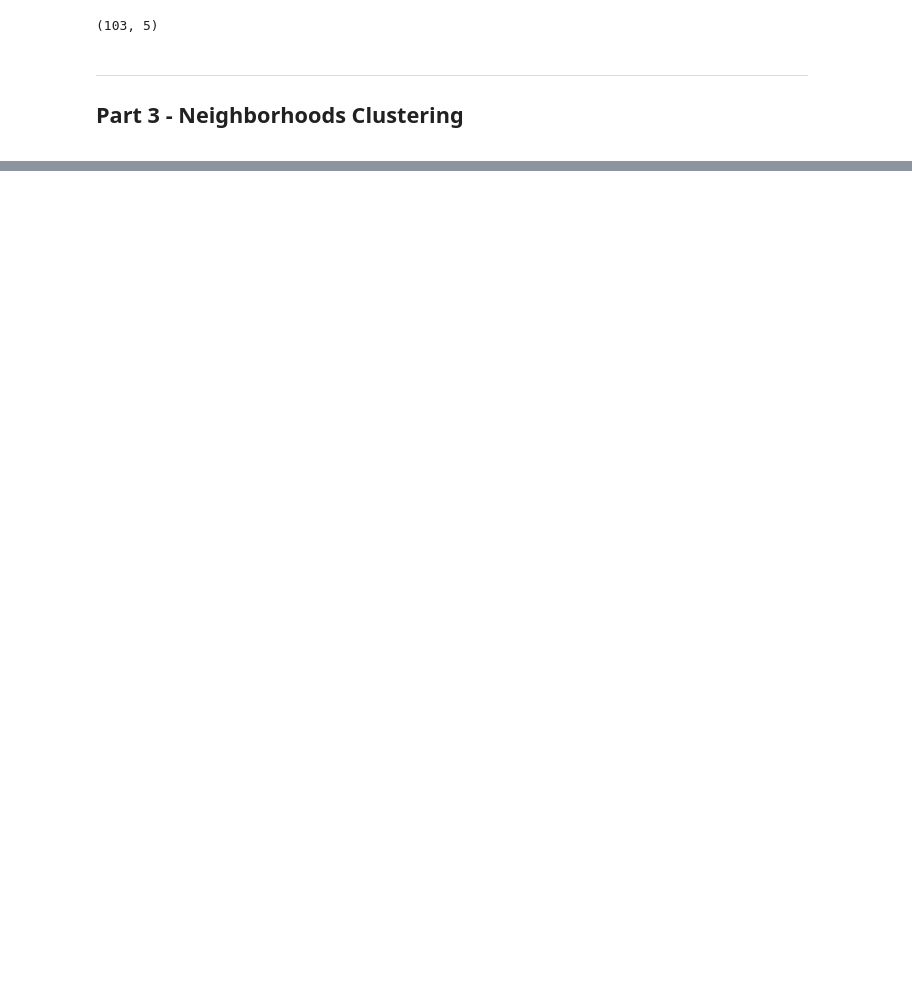
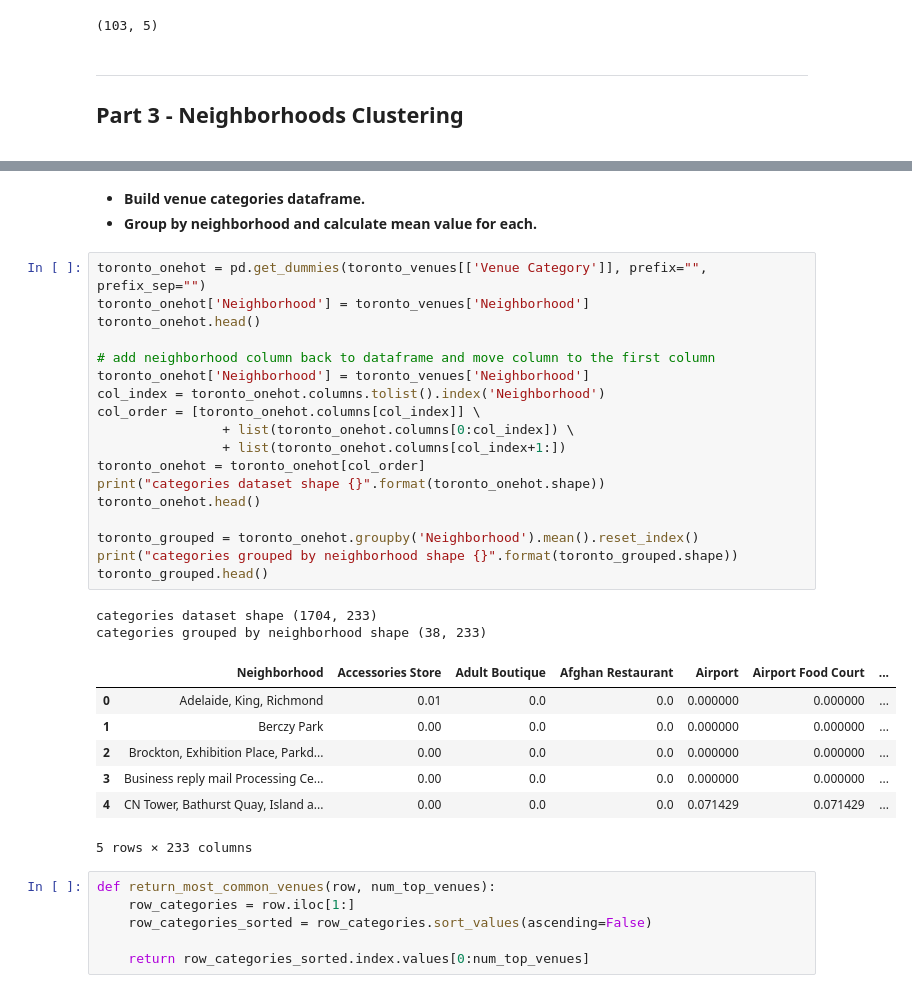
Before and after one commit to nishanth-pvn/IBM-Data-Science-Professional-Certificate, a Jupyter notebook: Week-3-Segmenting_Neighborhoods_in_Toronto-Part_3.ipynb, the cells around one changed output, grey strips where cells are left out. Saved outputs shown, nothing was run; the diff lists cells and outputs as text; blank space fills up the shorter version.

```diff
--- a/Week-3-Segmenting_Neighborhoods_in_Toronto-Part_3.ipynb
+++ b/Week-3-Segmenting_Neighborhoods_in_Toronto-Part_3.ipynb
@@ -141,0 +315,38 @@ ___
+# %% [markdown]
+
+- **Build venue categories dataframe.**
+- **Group by neighborhood and calculate mean value for each.**
+# %%
+toronto_onehot = pd.get_dummies(toronto_venues[['Venue Category']], prefix="", prefix_sep="")
+toronto_onehot['Neighborhood'] = toronto_venues['Neighborhood']
+toronto_onehot.head()
+
+# add neighborhood column back to dataframe and move column to the first column
+toronto_onehot['Neighborhood'] = toronto_venues['Neighborhood']
+col_index = toronto_onehot.columns.tolist().index('Neighborhood')
+col_order = [toronto_onehot.columns[col_index]] \
+                + list(toronto_onehot.columns[0:col_index]) \
+                + list(toronto_onehot.columns[col_index+1:])
+toronto_onehot = toronto_onehot[col_order]
+print("categories dataset shape {}".format(toronto_onehot.shape))
+toronto_onehot.head()
+
+toronto_grouped = toronto_onehot.groupby('Neighborhood').mean().reset_index()
+print("categories grouped by neighborhood shape {}".format(toronto_grouped.shape))
+toronto_grouped.head()
+# %% [output]
+categories dataset shape (1704, 233)
+categories grouped by neighborhood shape (38, 233)
+|  | Neighborhood | Accessories Store | Adult Boutique | Afghan Restaurant | Airport | Airport Food Court | ... |
+| 0 | Adelaide, King, Richmond | 0.01 | 0.0 | 0.0 | 0.000000 | 0.000000 | ... |
+| 1 | Berczy Park | 0.00 | 0.0 | 0.0 | 0.000000 | 0.000000 | ... |
+| 2 | Brockton, Exhibition Place, Parkd... | 0.00 | 0.0 | 0.0 | 0.000000 | 0.000000 | ... |
+| 3 | Business reply mail Processing Ce... | 0.00 | 0.0 | 0.0 | 0.000000 | 0.000000 | ... |
+| 4 | CN Tower, Bathurst Quay, Island a... | 0.00 | 0.0 | 0.0 | 0.071429 | 0.071429 | ... |
+5 rows × 233 columns
+# %%
+def return_most_common_venues(row, num_top_venues):
+    row_categories = row.iloc[1:]
+    row_categories_sorted = row_categories.sort_values(ascending=False)
+
+    return row_categories_sorted.index.values[0:num_top_venues]
```
Also changed, not shown: parts of 40 cells of this notebook, 2 other files.
